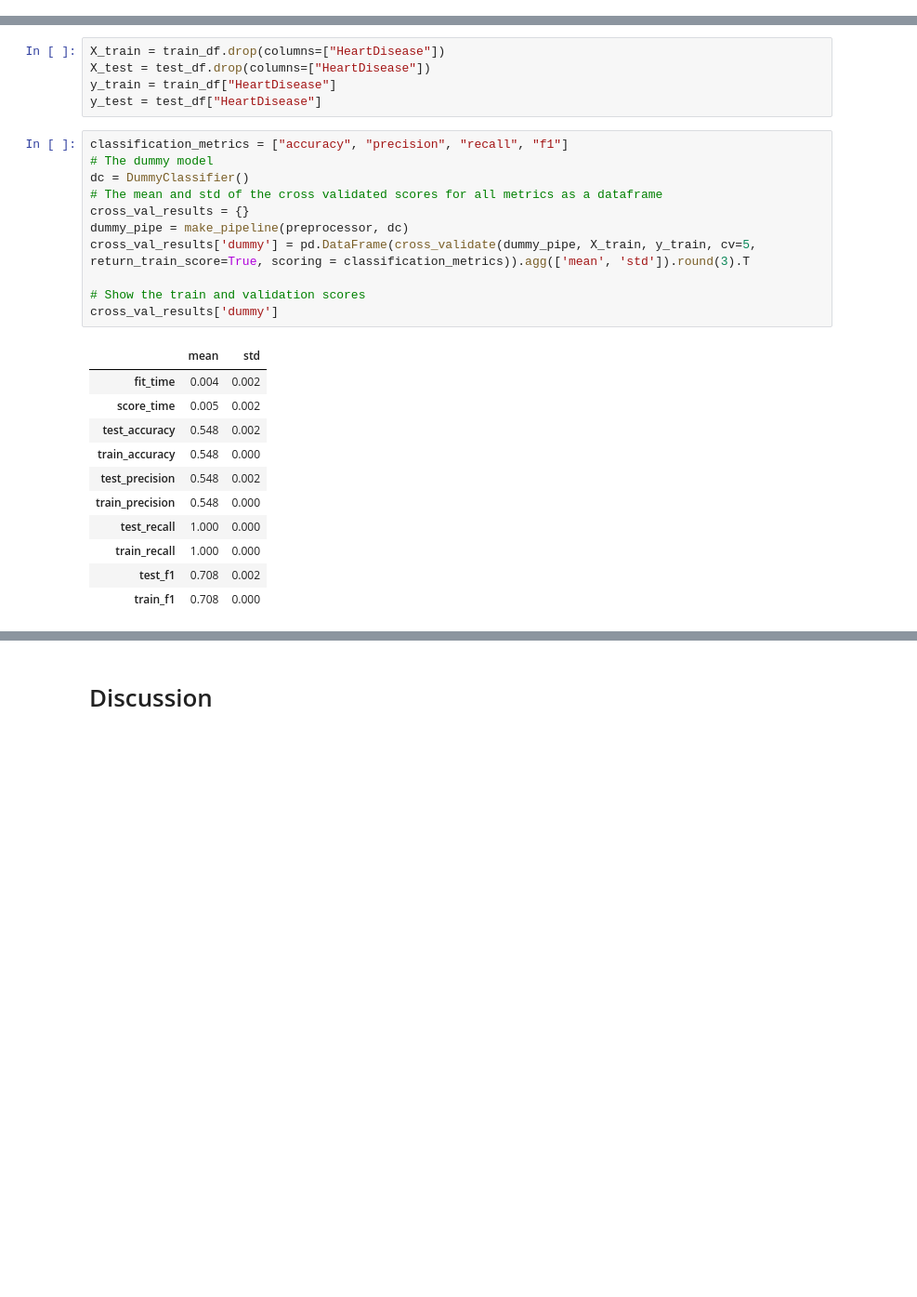
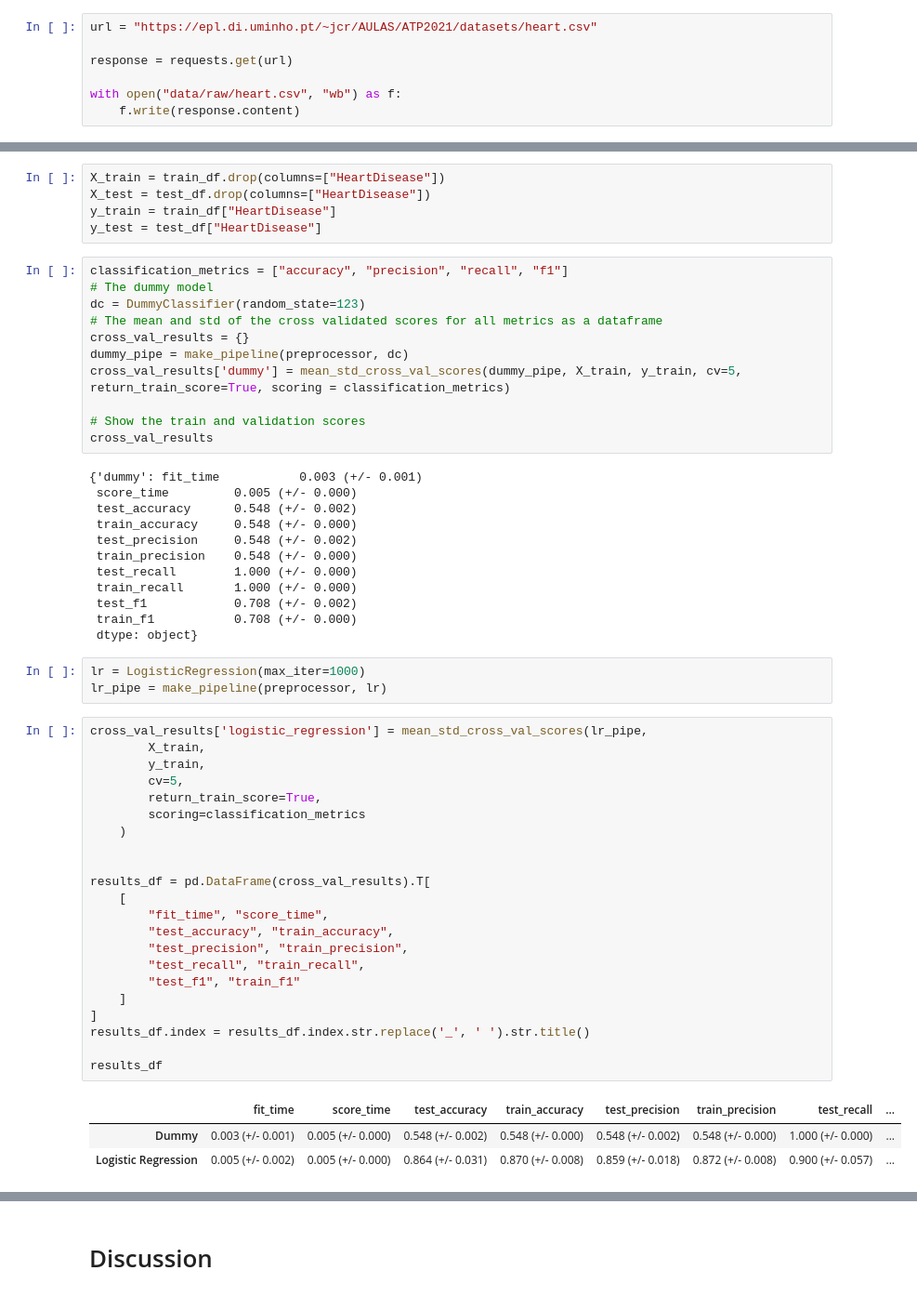
Before and after one commit to EricYangg/Heart-Failure-Classification, a Jupyter notebook: heart_disease_analysis.ipynb, the cells around one changed output, grey strips where cells are left out. Shown: that part at 93% size. Drawn from its saved outputs; the diff is of its cells as text; blank space fills up the shorter version.

```diff
--- a/heart_disease_analysis.ipynb
+++ b/heart_disease_analysis.ipynb
@@ -30,0 +26,7 @@ df
+# %%
+url = "https://epl.di.uminho.pt/~jcr/AULAS/ATP2021/datasets/heart.csv"
+
+response = requests.get(url)
+
+with open("data/raw/heart.csv", "wb") as f:
+    f.write(response.content)
@@ -214,23 +218,52 @@ y_test = test_df["HeartDisease"]
 # %%
 classification_metrics = ["accuracy", "precision", "recall", "f1"]
 # The dummy model
-dc = DummyClassifier()
+dc = DummyClassifier(random_state=123)
 # The mean and std of the cross validated scores for all metrics as a dataframe
 cross_val_results = {}
 dummy_pipe = make_pipeline(preprocessor, dc)
-cross_val_results['dummy'] = pd.DataFrame(cross_validate(dummy_pipe, X_train, y_train, cv=5, return_train_score=True, scoring = classification_metrics)).agg(['mean', 'std']).round(3).T
+cross_val_results['dummy'] = mean_std_cross_val_scores(dummy_pipe, X_train, y_train, cv=5, return_train_score=True, scoring = classification_metrics)
 
 # Show the train and validation scores
-cross_val_results['dummy']
+cross_val_results
 # %% [output]
-|  | mean | std |
-| fit_time | 0.004 | 0.002 |
-| score_time | 0.005 | 0.002 |
-| test_accuracy | 0.548 | 0.002 |
-| train_accuracy | 0.548 | 0.000 |
-| test_precision | 0.548 | 0.002 |
-| train_precision | 0.548 | 0.000 |
-| test_recall | 1.000 | 0.000 |
-| train_recall | 1.000 | 0.000 |
-| test_f1 | 0.708 | 0.002 |
-| train_f1 | 0.708 | 0.000 |
+{'dummy': fit_time           0.003 (+/- 0.001)
+ score_time         0.005 (+/- 0.000)
+ test_accuracy      0.548 (+/- 0.002)
+ train_accuracy     0.548 (+/- 0.000)
+ test_precision     0.548 (+/- 0.002)
+ train_precision    0.548 (+/- 0.000)
+ test_recall        1.000 (+/- 0.000)
+ train_recall       1.000 (+/- 0.000)
+ test_f1            0.708 (+/- 0.002)
+ train_f1           0.708 (+/- 0.000)
+ dtype: object}
+# %%
+lr = LogisticRegression(max_iter=1000)
+lr_pipe = make_pipeline(preprocessor, lr)
+# %%
+cross_val_results['logistic_regression'] = mean_std_cross_val_scores(lr_pipe,
+        X_train,
+        y_train,
+        cv=5,
+        return_train_score=True,
+        scoring=classification_metrics
+    )
+
+
+results_df = pd.DataFrame(cross_val_results).T[
+    [
+        "fit_time", "score_time",
+        "test_accuracy", "train_accuracy",
+        "test_precision", "train_precision",
+        "test_recall", "train_recall",
+        "test_f1", "train_f1"
+    ]
+]
+results_df.index = results_df.index.str.replace('_', ' ').str.title()
+
+results_df
+# %% [output]
+|  | fit_time | score_time | test_accuracy | train_accuracy | test_precision | train_precision | test_recall | ... |
+| Dummy | 0.003 (+/- 0.001) | 0.005 (+/- 0.000) | 0.548 (+/- 0.002) | 0.548 (+/- 0.000) | 0.548 (+/- 0.002) | 0.548 (+/- 0.000) | 1.000 (+/- 0.000) | ... |
+| Logistic Regression | 0.005 (+/- 0.002) | 0.005 (+/- 0.000) | 0.864 (+/- 0.031) | 0.870 (+/- 0.008) | 0.859 (+/- 0.018) | 0.872 (+/- 0.008) | 0.900 (+/- 0.057) | ... |
```
Also changed, not shown: parts of 6 cells of this notebook, 1 other file.
